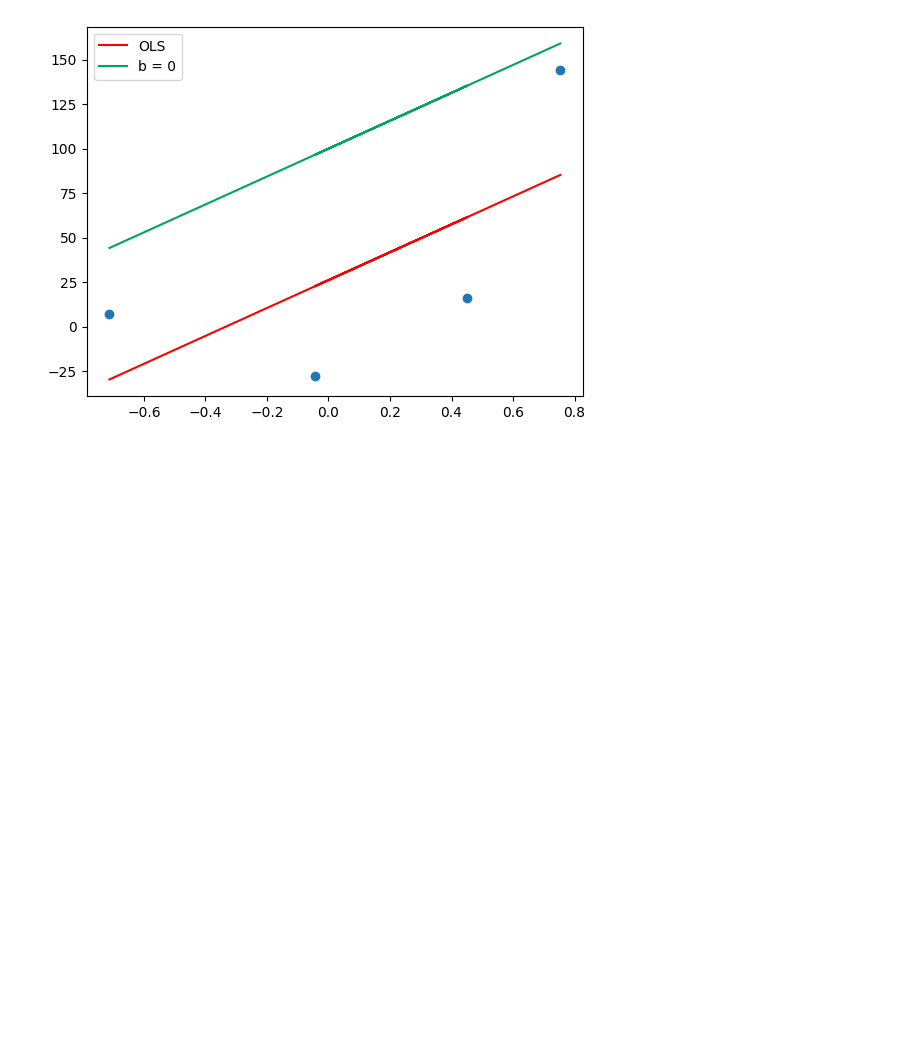
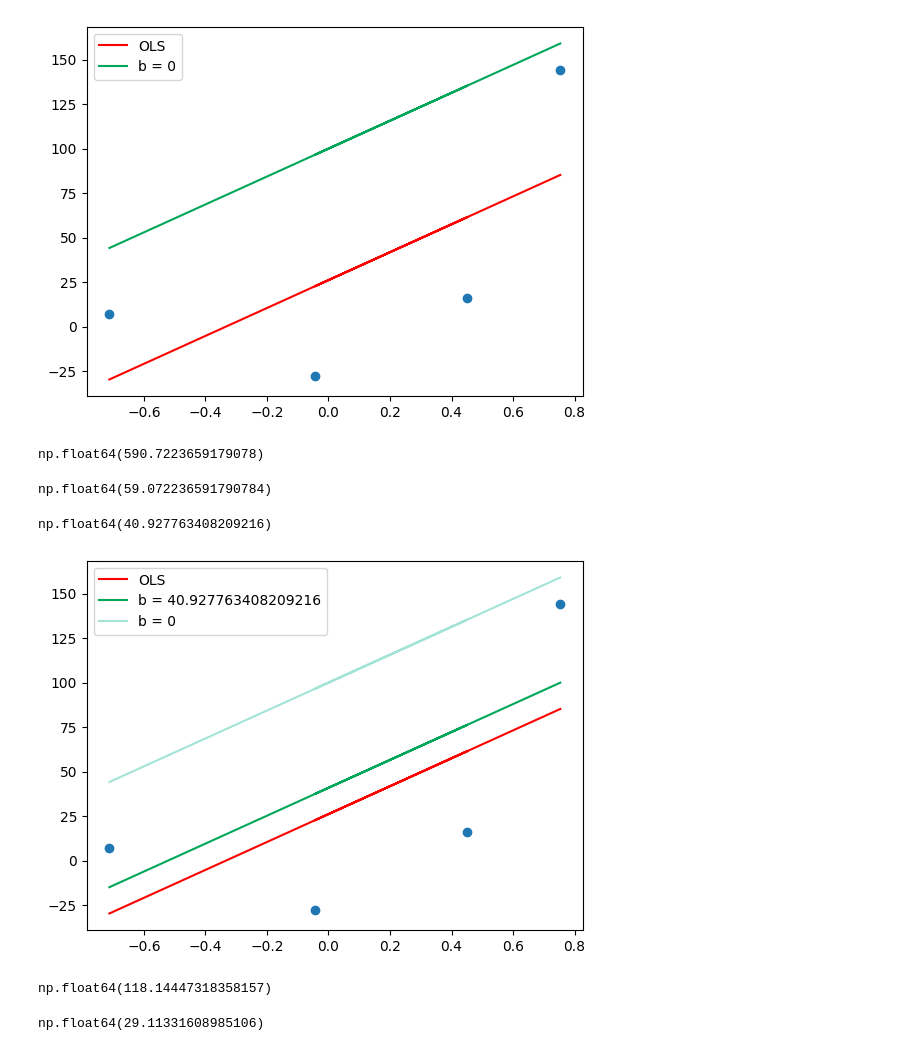
Before and after one commit to Mohotasir/my_ML_Journey, a Jupyter notebook: 100days_ML/Gradient_Descent/gradDescnt_basic.ipynb, the cells around one changed output. Drawn from its saved outputs; the diff is of its cells as text; code cells hidden in the pictures; blank space fills up the shorter version.

```diff
--- a/100days_ML/Gradient_Descent/gradDescnt_basic.ipynb
+++ b/100days_ML/Gradient_Descent/gradDescnt_basic.ipynb
@@ -42,3 +42,48 @@ plt.legend()
 plt.show()
 # %% [output]
 [figure]
+# %%
+m = 78.35
+b = 100
+
+loss_slope = -2 * np.sum(y - m*X.ravel() - b)
+loss_slope
+# %% [output]
+np.float64(590.7223659179078)
+# %%
+# Lets take learning rate = 0.1
+lr = 0.1
+
+step_size = loss_slope*lr
+step_size
+# %% [output]
+np.float64(59.072236591790784)
+# %%
+# Calculating the new intercept
+b = b - step_size
+b
+# %% [output]
+np.float64(40.927763408209216)
+# %%
+y_pred1 = ((78.35 * X) + b).reshape(4)
+
+plt.scatter(X,y)
+plt.plot(X,reg.predict(X),color='red',label='OLS')
+plt.plot(X,y_pred1,color='#00a65a',label='b = {}'.format(b))
+plt.plot(X,y_pred,color='#A3E4D7',label='b = 0')
+plt.legend()
+plt.show()
+# %% [output]
+[figure, added]
+# %%
+# Iteration 2
+loss_slope = -2 * np.sum(y - m*X.ravel() - b)
+loss_slope
+# %% [output]
+np.float64(118.14447318358157)
+# %%
+step_size = loss_slope*lr
+b = b - step_size
+b
+# %% [output]
+np.float64(29.11331608985106)
```
Also changed, not shown: parts of 6 cells of this notebook.
